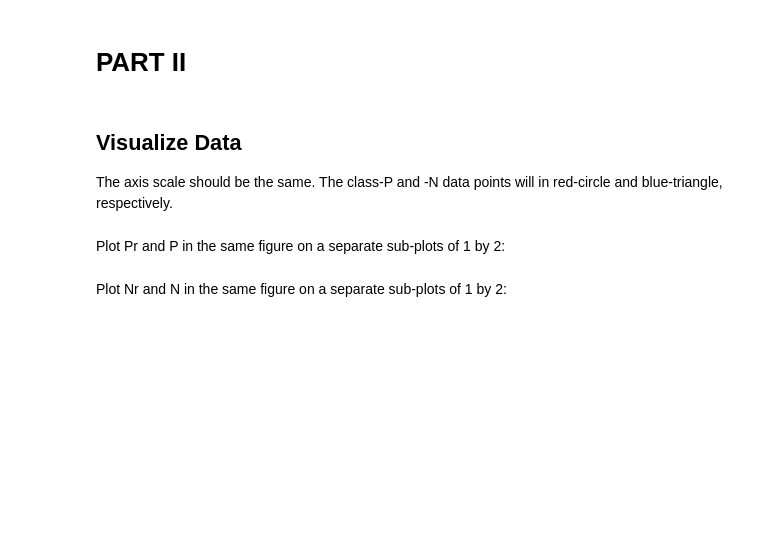
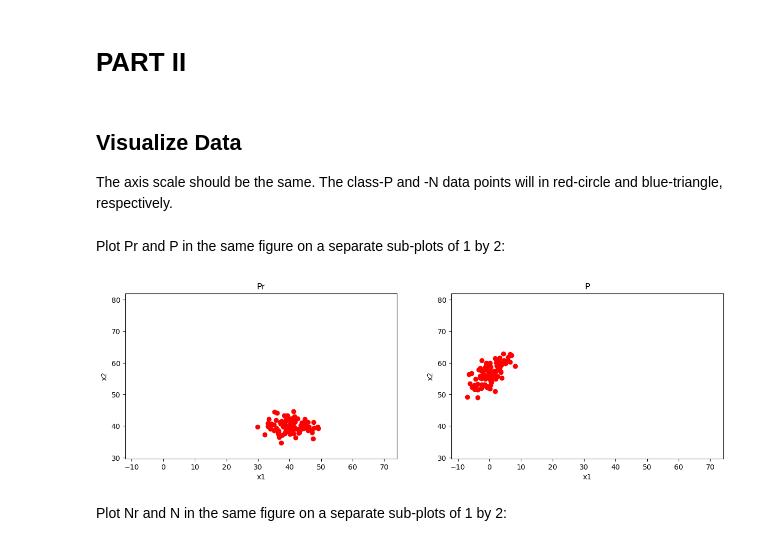
Before and after one commit to arlemoine/cmps470_circuit_breakers, a Jupyter notebook: Challenge_0/C0.ipynb, the cells around one changed output. Cells and saved outputs as stored; diff of their text form; code cells hidden in the pictures; blank space fills up the shorter version.

```diff
--- a/Challenge_0/C0.ipynb
+++ b/Challenge_0/C0.ipynb
@@ -197,5 +197,32 @@ print(PNr)
 The axis scale should be the same. The class-P and -N data points will in red-circle and blue-triangle, respectively.
 # %% [markdown]
 Plot Pr and P in the same figure on a separate sub-plots of 1 by 2:
+# %%
+dfs = [P, Pr, N, Nr]
+
+x_min = min(df['x1'].min() for df in dfs) - 5
+x_max = max(df['x1'].max() for df in dfs) + 5
+y_min = min(df['x2'].min() for df in dfs) - 5
+y_max = max(df['x2'].max() for df in dfs) + 5
+
+fig, axs = plt.subplots(1, 2, figsize=(15, 5))
+
+plots = [
+    (Pr, 'Pr', 'r', 'o'),
+    (P, 'P', 'r', 'o')
+]
+
+for ax, (df, title, color, marker) in zip(axs, plots):
+    ax.scatter(df['x1'], df['x2'], c=color, marker=marker, label=title)
+    ax.set_title(title)
+    ax.set_xlabel('x1')
+    ax.set_ylabel('x2')
+    ax.set_xlim(x_min, x_max)
+    ax.set_ylim(y_min, y_max)
+    ax.set_aspect('equal', 'box')
+
+plt.show()
+# %% [output]
+[figure, added]
 # %% [markdown]
 Plot Nr and N in the same figure on a separate sub-plots of 1 by 2:
```
Also changed, not shown: parts of 3 cells of this notebook.
